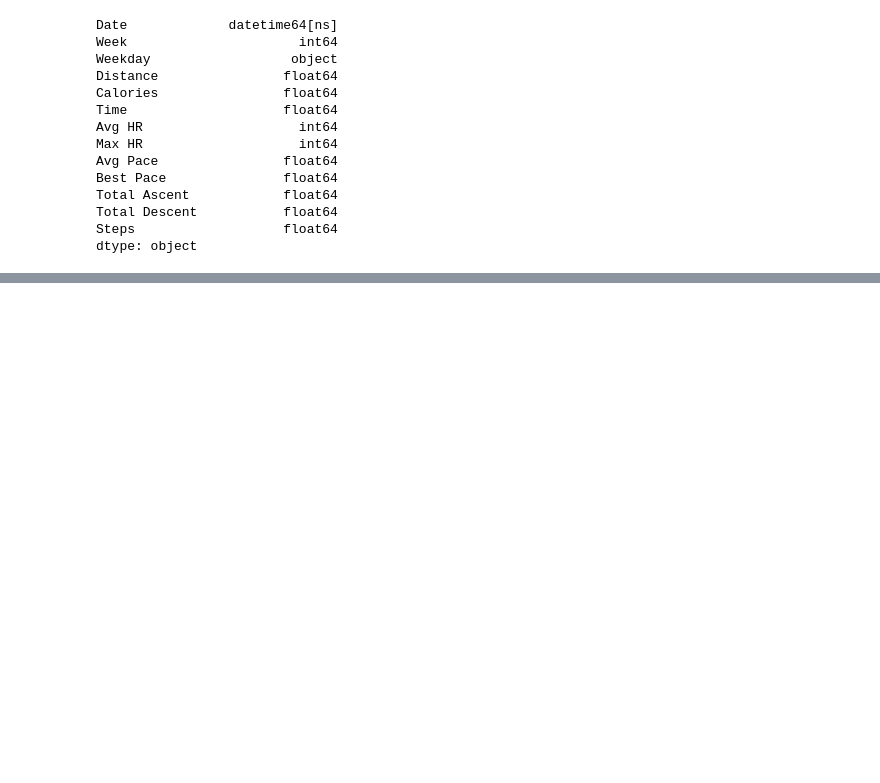
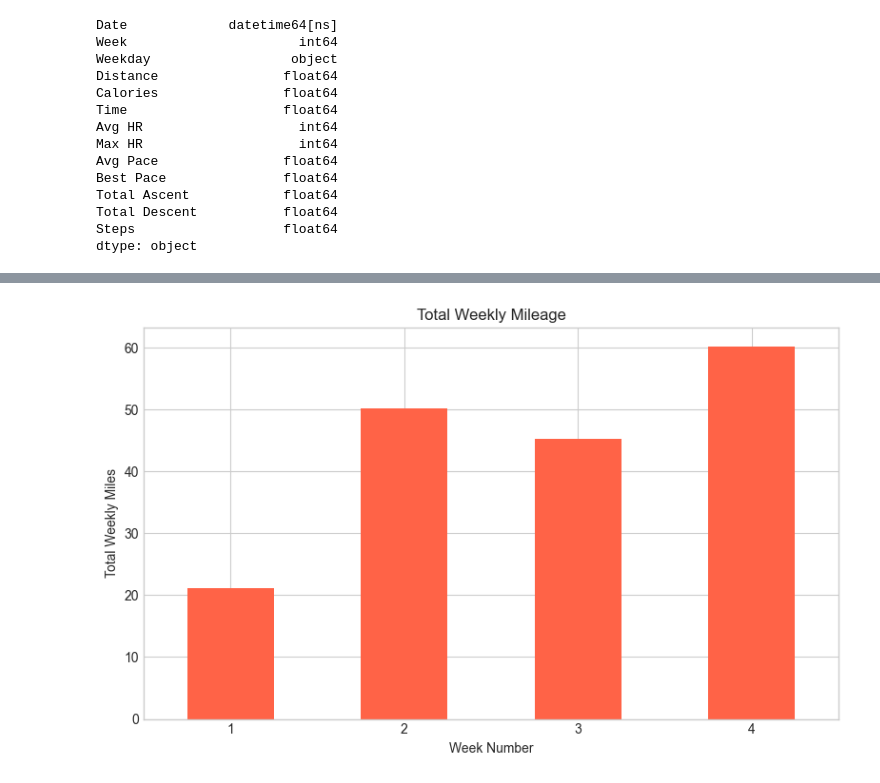
Before and after one commit to JakeBowen2005/Working_With_Garmin_Data, a Jupyter notebook: visual_intro.ipynb, the cells around one changed output, grey strips where cells are left out. Drawn from its saved outputs; the diff is of its cells as text; code cells hidden in the pictures; blank space fills up the shorter version.

Commit message:
Bar chart for total weekly miles made

```diff
--- a/visual_intro.ipynb
+++ b/visual_intro.ipynb
@@ -94,3 +94,21 @@ data
 | 17 | 2025-09-09 20:26:04 | 2 | Tuesday | 10.01 | 1233.0 | 73.366667 | 167 | 179 | 7.333333 | 5.083333 | ... |
 | 18 | 2025-09-07 20:14:34 | 1 | Sunday | 17.18 | 2076.0 | 146.550000 | 150 | 175 | 8.533333 | 6.950000 | ... |
 | 19 | 2025-09-06 21:47:21 | 1 | Saturday | 4.00 | 435.0 | 36.500000 | 139 | 178 | 9.133333 | 6.816667 | ... |
+# %%
+#Starting with visuals
+plt.style.use("seaborn-v0_8-whitegrid")
+
+#Miles by Week
+
+weekly_miles = data.groupby("Week")["Distance"].sum()
+
+plt.figure(figsize=(8,5))
+
+weekly_miles.plot(kind="bar", color="tomato")
+plt.title("Total Weekly Mileage")
+plt.xlabel("Week Number")
+plt.ylabel("Total Weekly Miles")
+plt.xticks(rotation=0)
+plt.tight_layout()
+# %% [output]
+[figure, added]
```
